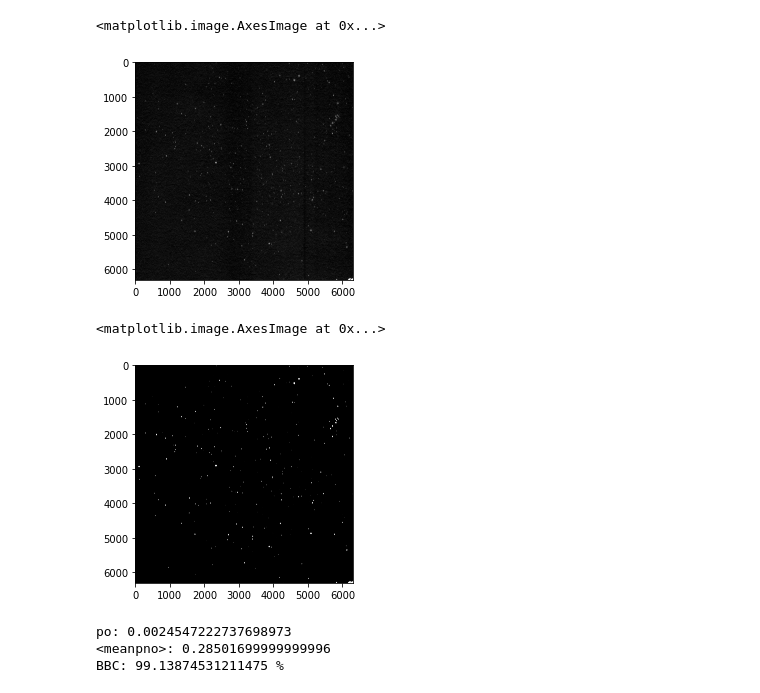
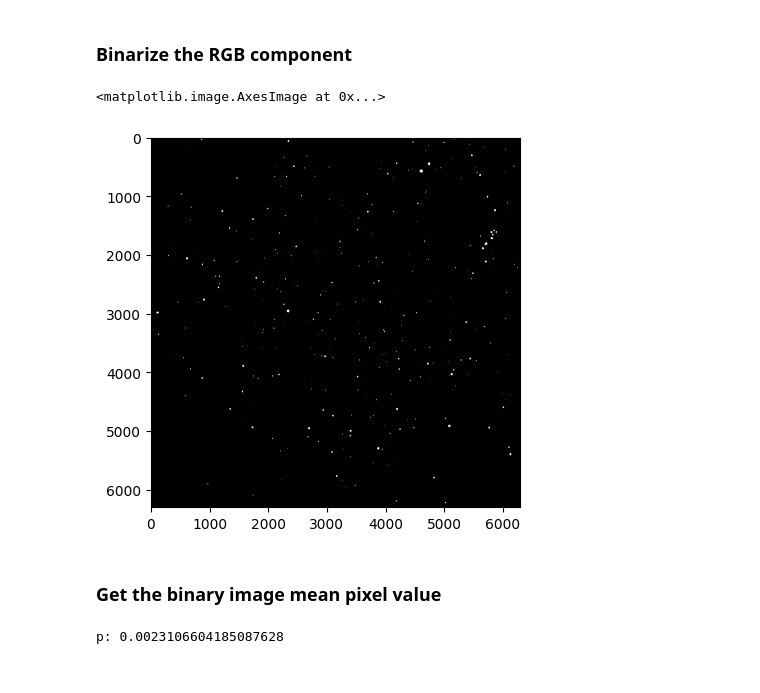
Before and after one commit to vmalv/Binary-Image-Mean-Pixel-Value, a Jupyter notebook: example.ipynb, the cells around one changed output. Cells and saved outputs as stored; diff of their text form; code cells hidden in the pictures.

```diff
--- a/example.ipynb
+++ b/example.ipynb
@@ -127,14 +108,0 @@ plt.imshow(rawcut)
-# %%
-# Negate "rawcut" image and take its first (red) component in RGB
-# color space. As our stains are blue and background is white, this
-# component gives the best contrast between stains and background. In
-# case of using another color for stains and/or background, select the
-# component that maximizes the contrast between them.
-rawneg = PIL.ImageOps.invert(rawcut)
-rawnegred, _, _ = rawneg.split()
-# %%
-# Plot the negated red-scaled image using a gray-scale
-plt.imshow(rawnegred, cmap='gray')
-# %% [output]
-<matplotlib.image.AxesImage at 0x...>
-[figure, removed]
@@ -151,15 +109,38 @@ output.save(os.path.join('output', 'Binary_' + file + ext))
-# %%
-# Plot the binarized image in gray-scale
-plt.imshow(binary, cmap='gray')
-# %% [output]
-<matplotlib.image.AxesImage at 0x...>
-[figure, removed]
-# %%
-# the parameter pnos should contain the pixel mean values of all CONFFREE experiments previously made
-pnos = [0.309129, 0.291286, 0.270232, 0.269421]
-
-utils.get_results(cloth, binary, pnos)
-# %% [output]
-po: 0.0024547222737698973
-<meanpno>: 0.28501699999999996
-BBC: 99.13874531211475 %
+# %% [markdown]
+### Binarize the RGB component
+# %%
+# Binarize 'rawnegred' image using the parameter 'binary_threshold'.
+# All pixels values lower than 'binary_threshold' are set to 0 (so pixels are
+# turned to black pixels). Otherwise, they are set to 255 (so pixels turn to
+# white).
+
+# With the Image.point() method from the Pillow library we are able to map
+# each pixel through a function.
+# 'rawnegred' is a grayscale image. The Pillow library assigns pixels in a
+# grayscale image a value from 0 to 255. So we must rescale 'binary_threshold'
+# to the 0-255 scale.
+binary = rawnegred.point(lambda p: 255 if p >= (binary_threshold*255) else 0)
+
+# We turn 'binary' into a binary image, that is, its pixels can only have two
+# values: '0' (Black) or '1' (White).
+binary = binary.convert("1")
+
+# 'binary' image is exported to the 'output/' folder, in PNG format (to save
+# storage) and with a dpi in each direction equal to the 'dpi' parameter
+# defined above.
+binary.save(os.path.join('output', 'Binary_' + file + '.png'), 'PNG', dpi=(dpi, dpi))
+
+# Plot the binarized image
+plt.imshow(binary)
+# %% [output]
+<matplotlib.image.AxesImage at 0x...>
+[figure, added]
+# %% [markdown]
+### Get the binary image mean pixel value
+# %%
+# Use the get_p function defined at libs/utils.py
+# to get the mean pixel value (p) of the 'binary' image.
+
+utils.get_p(binary)
+# %% [output]
+p: 0.0023106604185087628
```
Also changed, not shown: parts of 21 cells of this notebook.
